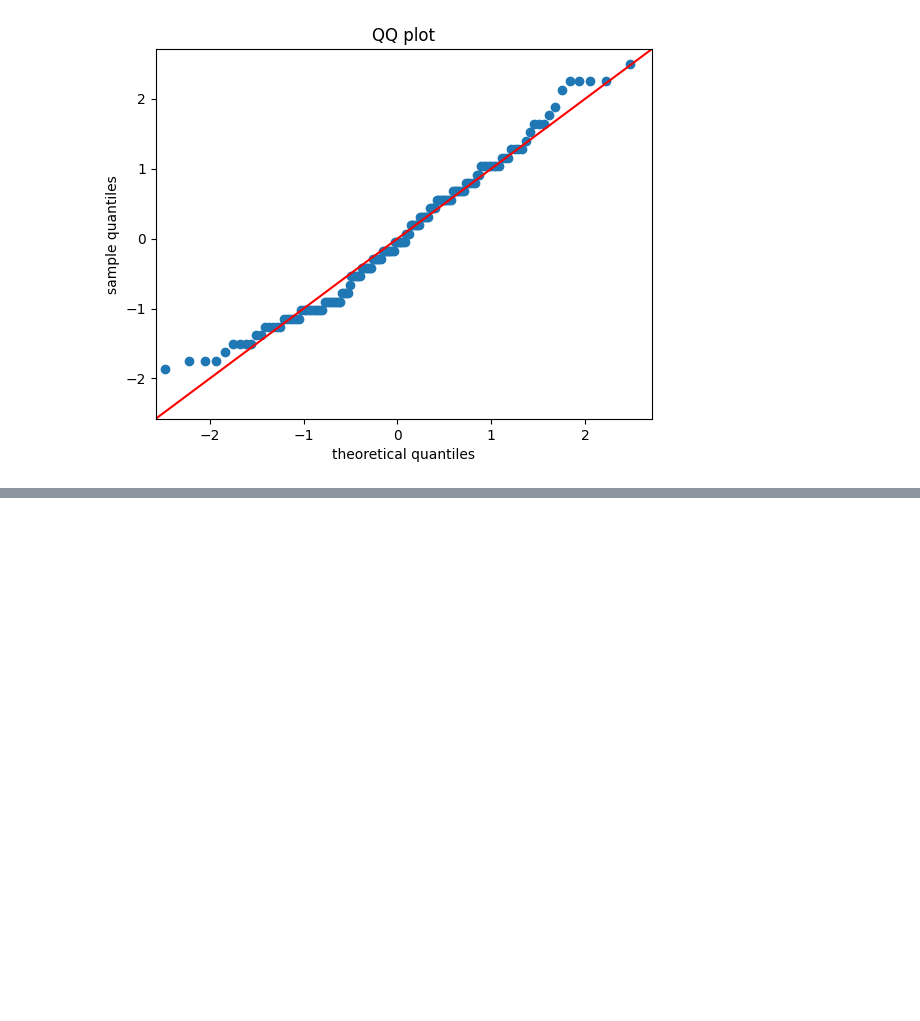
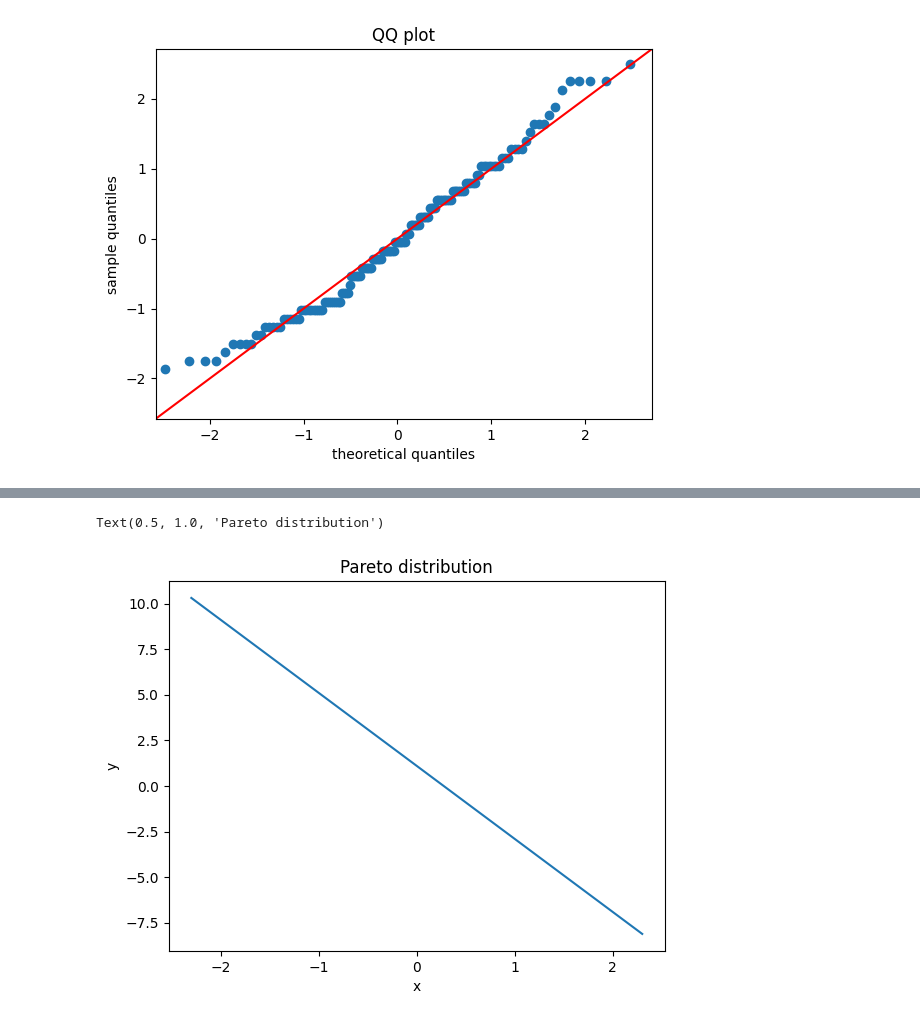
Before and after one commit to SUCCESSneeded/practice, a Jupyter notebook: Mlmaths.ipynb, the cells around one changed output, grey strips where cells are left out. Cells and saved outputs as stored; diff of their text form; code cells hidden in the pictures; blank space fills up the shorter version.

```diff
--- a/Mlmaths.ipynb
+++ b/Mlmaths.ipynb
@@ -281,0 +312,9 @@ plt.show()
+# %%
+#calculate the log-log plot
+plt.plot(np.log(x),np.log(y))
+plt.xlabel("x")
+plt.ylabel("y")
+plt.title("Pareto distribution")
+# %% [output]
+Text(0.5, 1.0, 'Pareto distribution')
+[figure, added]
```
Also changed, not shown: parts of 23 cells of this notebook.
